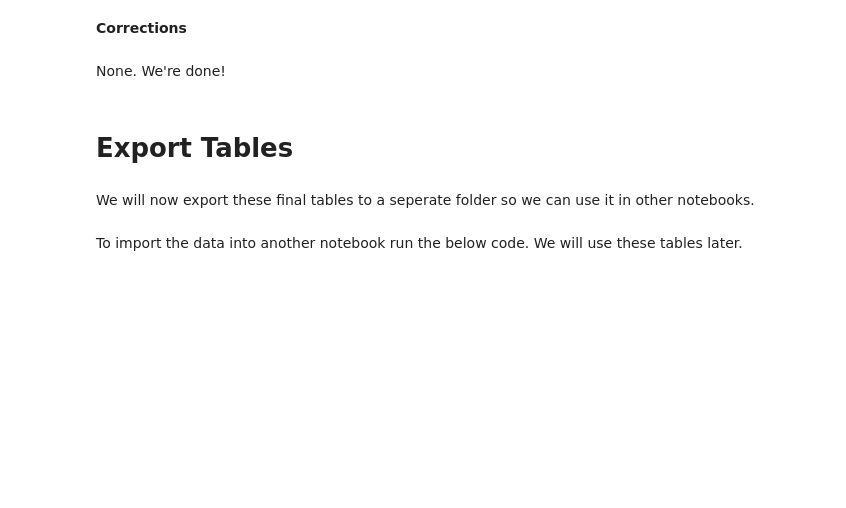
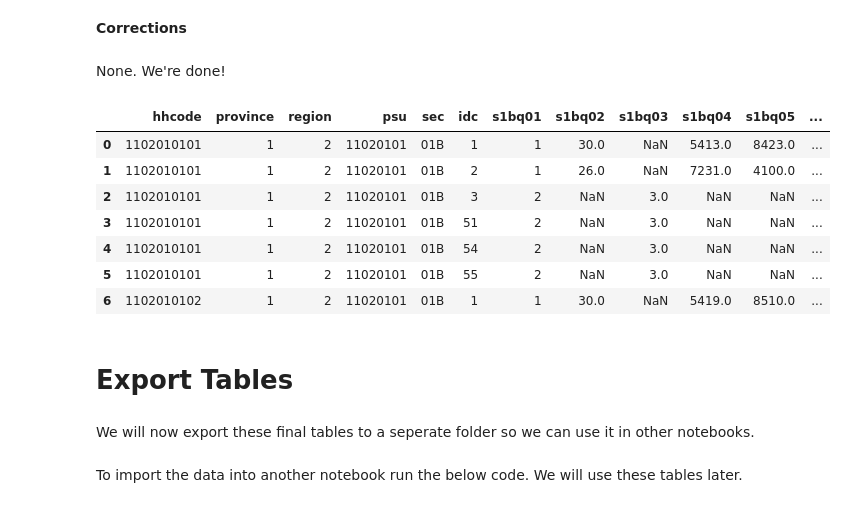
Before and after one commit to ali-aka-ahmed/DistributionalNationalAccounts-Pakistan, a Jupyter notebook: data_files/SurveyCalculations.ipynb, the cells around one changed output. Saved outputs shown, nothing was run; the diff lists cells and outputs as text; code cells hidden in the pictures; blank space fills up the shorter version.

```diff
--- a/data_files/SurveyCalculations.ipynb
+++ b/data_files/SurveyCalculations.ipynb
@@ -1333,6 +1370,19 @@ individual_balance_sheet_2015_16[0:5]
 **Corrections**
 # %% [markdown]
 None. We're done!
+# %%
+x = pd.read_stata('./hiesSurvey/2015-16/sec_1b.dta', convert_categoricals=False)
+x["hhcode"] = x["hhcode"].astype(int)
+x[0:7]
+# %% [output]
+|  | hhcode | province | region | psu | sec | idc | s1bq01 | s1bq02 | s1bq03 | s1bq04 | s1bq05 | ... |
+| 0 | 1102010101 | 1 | 2 | 11020101 | 01B | 1 | 1 | 30.0 | NaN | 5413.0 | 8423.0 | ... |
+| 1 | 1102010101 | 1 | 2 | 11020101 | 01B | 2 | 1 | 26.0 | NaN | 7231.0 | 4100.0 | ... |
+| 2 | 1102010101 | 1 | 2 | 11020101 | 01B | 3 | 2 | NaN | 3.0 | NaN | NaN | ... |
+| 3 | 1102010101 | 1 | 2 | 11020101 | 01B | 51 | 2 | NaN | 3.0 | NaN | NaN | ... |
+| 4 | 1102010101 | 1 | 2 | 11020101 | 01B | 54 | 2 | NaN | 3.0 | NaN | NaN | ... |
+| 5 | 1102010101 | 1 | 2 | 11020101 | 01B | 55 | 2 | NaN | 3.0 | NaN | NaN | ... |
+| 6 | 1102010102 | 1 | 2 | 11020101 | 01B | 1 | 1 | 30.0 | NaN | 5419.0 | 8510.0 | ... |
 # %% [markdown]
 # Export Tables
 # %% [markdown]
```
Also changed, not shown: parts of 5 cells of this notebook, 36 other files.
